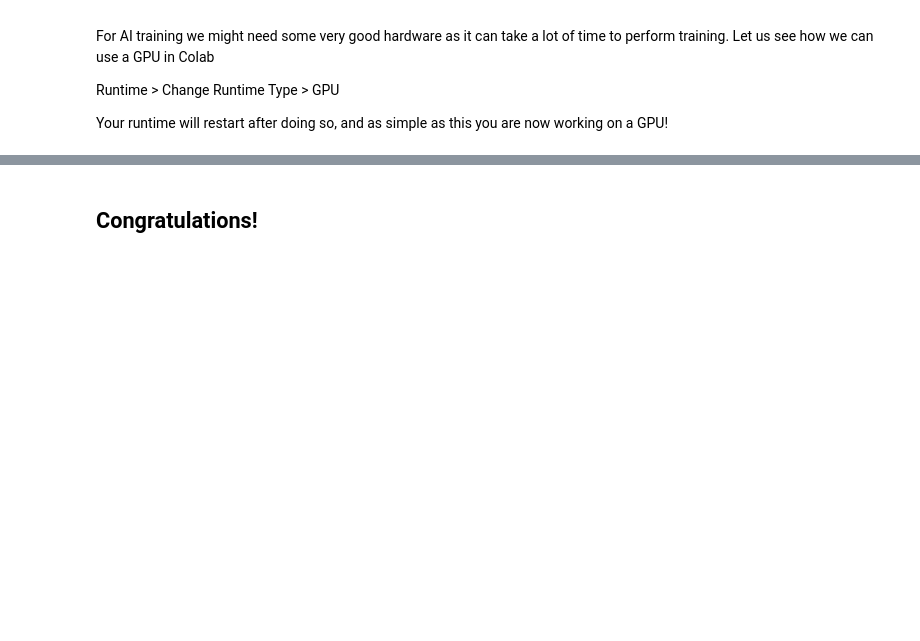
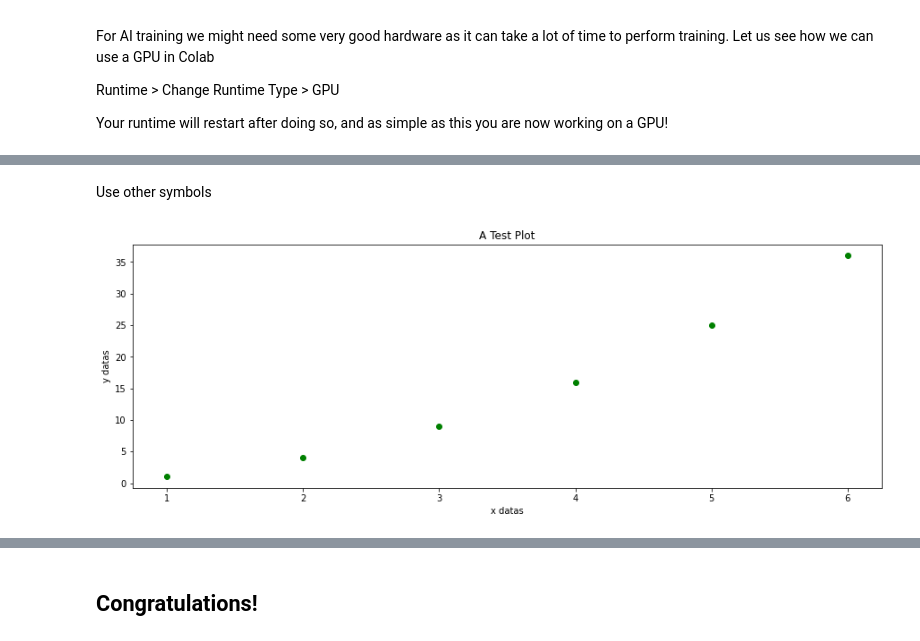
Before and after one commit to Rishit-dagli/AI-Workshop-for-beginners, a Jupyter notebook: Week 1/Week_1_Lab1.ipynb, the cells around one changed output, grey strips where cells are left out. Drawn from its saved outputs; the diff is of its cells as text; code cells hidden in the pictures; blank space fills up the shorter version.

```diff
--- a/Week 1/Week_1_Lab1.ipynb
+++ b/Week 1/Week_1_Lab1.ipynb
@@ -120,0 +153,11 @@ Your runtime will restart after doing so, and as simple as this you are now work
+# %% [markdown]
+Use other symbols
+# %%
+plt.figure(figsize = (15, 5))
+plt.plot([1,2,3,4,5,6], [1,4,9,16,25,36], "go")
+plt.title("A Test Plot")
+plt.xlabel("x datas")
+plt.ylabel("y datas")
+plt.show()
+# %% [output]
+[figure, added]
```
Also changed, not shown: parts of 28 cells of this notebook.
